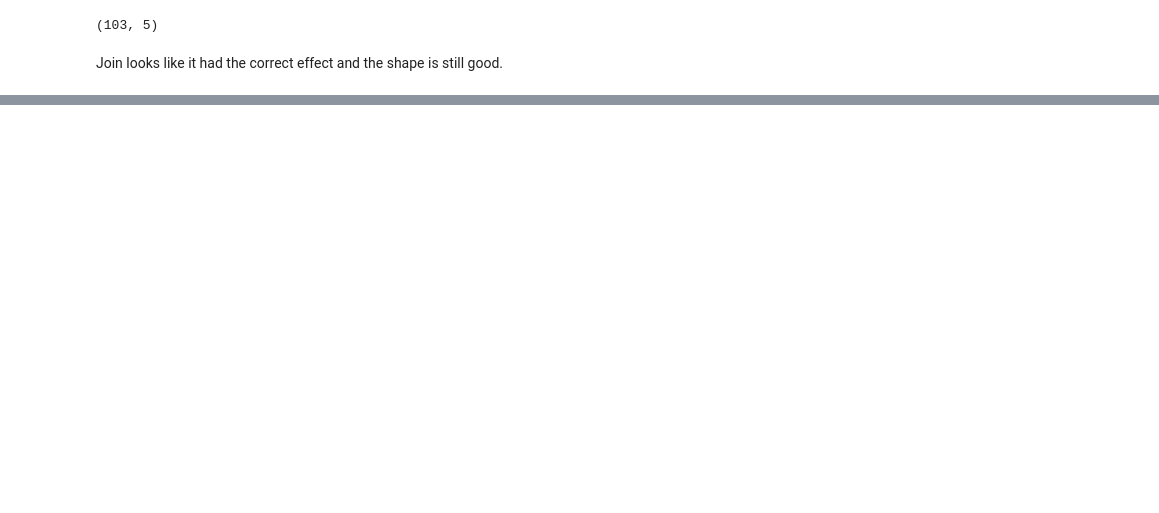
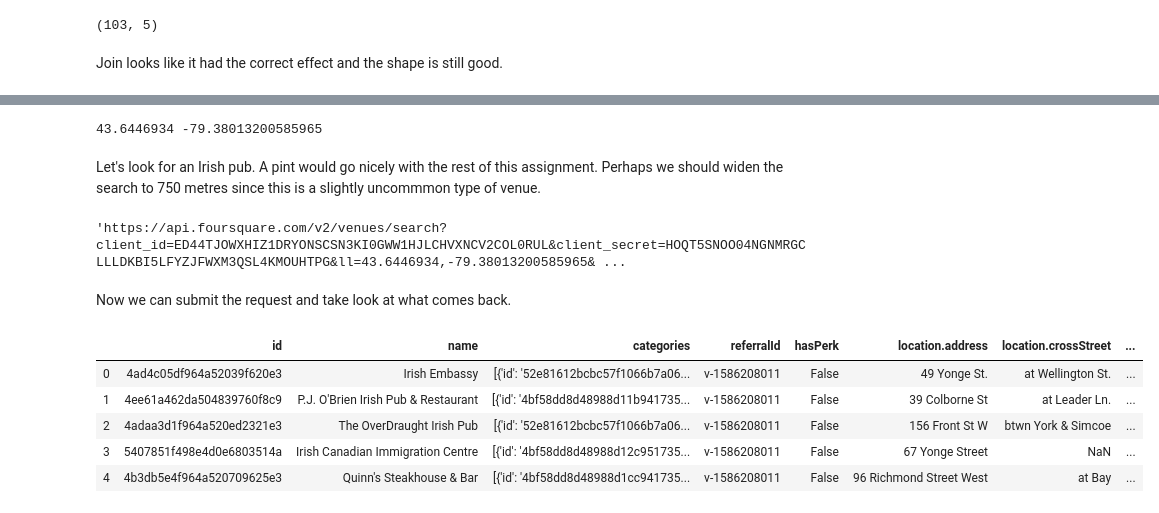
Before and after one commit to geogaffer/Coursera_Capstone, a Jupyter notebook: Week3.ipynb, the cells around one changed output, grey strips where cells are left out. Drawn from its saved outputs; the diff is of its cells as text; code cells hidden in the pictures; blank space fills up the shorter version.

```diff
--- a/Week3.ipynb
+++ b/Week3.ipynb
@@ -103,0 +179,30 @@ Join looks like it had the correct effect and the shape is still good.
+# %%
+#!conda install -c conda-forge geopy --yes
+from geopy.geocoders import Nominatim
+
+CLIENT_ID = 'ED44TJOWXHIZ1DRYONSCSN3KI0GWW1HJLCHVXNCV2COL0RUL' # your Foursquare ID
+CLIENT_SECRET = 'HOQT5SNOO04NGNMRGCLLLDKBI5LFYZJFWXM3QSL4KMOUHTPG' # your Foursquare Secret
+VERSION = '20180604'
+LIMIT = 30
+
+address = 'Union Station, Toronto, Ontario'
+
+geolocator = Nominatim(user_agent="foursquare_agent")
+location = geolocator.geocode(address)
+latitude = location.latitude
+longitude = location.longitude
+print(latitude, longitude)
+# %% [output]
+43.6446934 -79.38013200585965
+# %% [markdown]
+Let's look for an Irish pub.  A pint would go nicely with the rest of this assignment.  Perhaps we should widen the search to 750 metres since this is a slightly uncommmon type of venue.
+# %%
+search_query = 'Irish'
+radius = 750
+
+url = 'https://api.foursquare.com/v2/venues/search?client_id={}&client_secret={}&ll={},{}&v={}&query={}&radius={}&limit={}'.format(CLIENT_ID, CLIENT_SECRET, latitude, longitude, VERSION, search_query, radius, LIMIT)
+url
+# %% [output]
+'https://api.foursquare.com/v2/venues/search?client_id=ED44TJOWXHIZ1DRYONSCSN3KI0GWW1HJLCHVXNCV2COL0RUL&client_secret=HOQT5SNOO04NGNMRGCLLLDKBI5LFYZJFWXM3QSL4KMOUHTPG&ll=43.6446934,-79.38013200585965& ...
+# %% [markdown]
+Now we can submit the request and take look at what comes back.
@@ -103,0 +215,14 @@ Join looks like it had the correct effect and the shape is still good.
+# %%
+# assign relevant part of JSON to venues
+venues = results['response']['venues']
+
+# tranform venues into a dataframe
+dataframe = json_normalize(venues)
+dataframe.head()
+# %% [output]
+|  | id | name | categories | referralId | hasPerk | location.address | location.crossStreet | ... |
+| 0 | 4ad4c05df964a52039f620e3 | Irish Embassy | [{'id': '52e81612bcbc57f1066b7a06... | v-1586208011 | False | 49 Yonge St. | at Wellington St. | ... |
+| 1 | 4ee61a462da504839760f8c9 | P.J. O'Brien Irish Pub & Restaurant | [{'id': '4bf58dd8d48988d11b941735... | v-1586208011 | False | 39 Colborne St | at Leader Ln. | ... |
+| 2 | 4adaa3d1f964a520ed2321e3 | The OverDraught Irish Pub | [{'id': '52e81612bcbc57f1066b7a06... | v-1586208011 | False | 156 Front St W | btwn York & Simcoe | ... |
+| 3 | 5407851f498e4d0e6803514a | Irish Canadian Immigration Centre | [{'id': '4bf58dd8d48988d12c951735... | v-1586208011 | False | 67 Yonge Street | NaN | ... |
+| 4 | 4b3db5e4f964a520709625e3 | Quinn's Steakhouse & Bar | [{'id': '4bf58dd8d48988d1cc941735... | v-1586208011 | False | 96 Richmond Street West | at Bay | ... |
```
Also changed, not shown: parts of 20 cells of this notebook.
